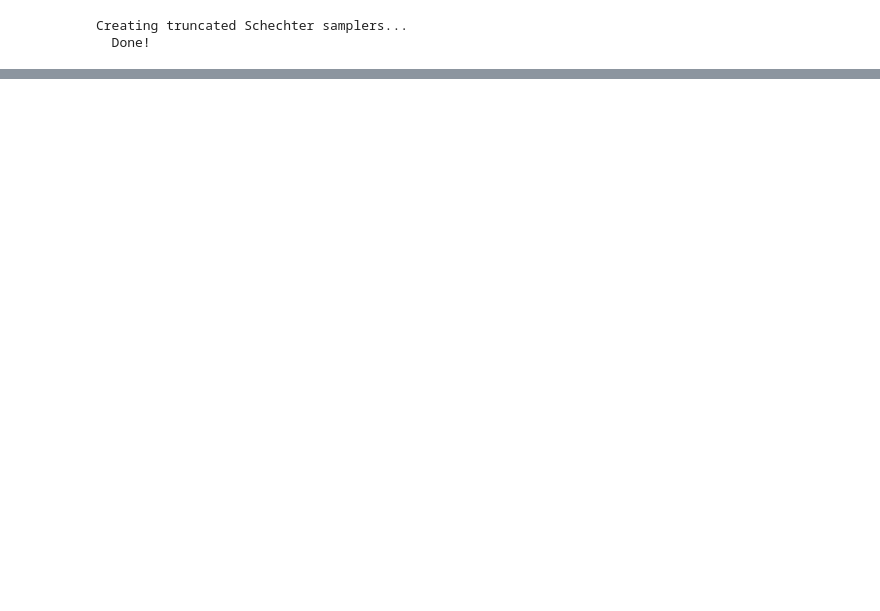
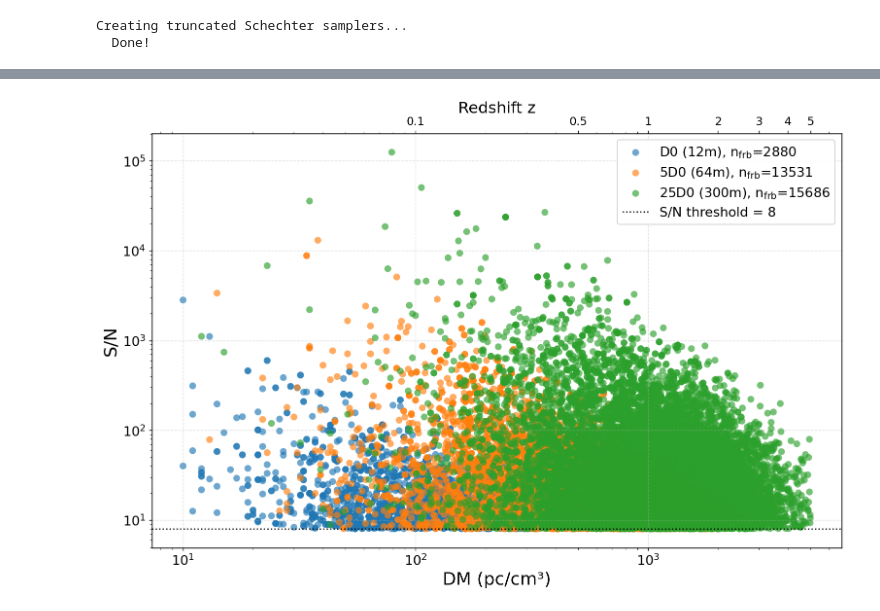
Before and after one commit to tzuyin524/FRB-POP, a Jupyter notebook: DM_comparison_mc_3tel.ipynb, the cells around one changed output, grey strips where cells are left out. Saved outputs shown, nothing was run; the diff lists cells and outputs as text; code cells hidden in the pictures; blank space fills up the shorter version.

```diff
--- a/DM_comparison_mc_3tel.ipynb
+++ b/DM_comparison_mc_3tel.ipynb
@@ -1289,0 +919,57 @@ Beam off vs Beam on
+# %%
+# ----------------------------------------------------------------------------
+# PLOT: S/N vs DM, 3 telescopes
+#
+# Uses the coherent S/N recorded at the moment of detection (snr_det, stored
+# in tel_events by the loop above) together with the DM of that event.
+# Resampled the same way as the fluence-DM scatter, so the number of dots
+# again equals n_frb for each telescope (no weight-driven overcounting).
+# ----------------------------------------------------------------------------
+fig, ax = plt.subplots(figsize=(12, 8), dpi=130)
+
+for tel_key in ["d0", "5d0", "25d0"]:
+    events = fluence_dm_results[tel_key]
+    weights = population_totals[tel_key]
+    if len(events) == 0:
+        continue
+
+    n_frb = weights.sum()
+    n_frb_int = int(round(n_frb))
+
+    resampled = resample_to_unweighted(events, weights, n_frb_int, rng=_resample_rng)
+    if not resampled:
+        continue
+
+    dms = np.array([e["DM"] for e in resampled])
+    snrs = np.array([e["snr"] for e in resampled])
+
+    ax.scatter(
+        dms, snrs, s=60, alpha=0.65, color=colors_tel[tel_key], edgecolors="none",
+        label=f'{labels_tel[tel_key]}, n$_{{\\mathrm{{frb}}}}$={n_frb_int}'
+    )
+
+ax.axhline(SNR_threshold, color="k", linestyle=":", linewidth=1.5, label=f"S/N threshold = {SNR_threshold}")
+ax.set_xscale("log")
+ax.set_yscale("log")
+ax.set_xlabel("DM (pc/cm\u00b3)", fontsize=20)
+ax.set_ylabel("S/N", fontsize=20)
+ax.tick_params(axis="both", labelsize=15)
+ax.grid(True, alpha=0.4, linestyle="--", linewidth=0.8)
+ax.legend(fontsize=15, loc="upper right", framealpha=0.95)
+
+# --- top x-axis: redshift, using DM = 1000 * z (same relation used elsewhere) ---
+z_ticks = [0.1, 0.5, 1, 2, 3, 4, 5]
+dm_ticks = [1000 * z for z in z_ticks]
+
+ax2 = ax.twiny()
+ax2.set_xscale("log")
+ax2.set_xlim(ax.get_xlim())
+ax2.set_xticks(dm_ticks)
+ax2.set_xticklabels([f"{z:g}" for z in z_ticks])
+ax2.set_xlabel("Redshift z", fontsize=18)
+ax2.tick_params(axis="x", labelsize=13)
+
+plt.tight_layout()
+plt.show()
+# %% [output]
+[figure, added]
```
Also changed, not shown: parts of 28 cells of this notebook, 18 other files.
